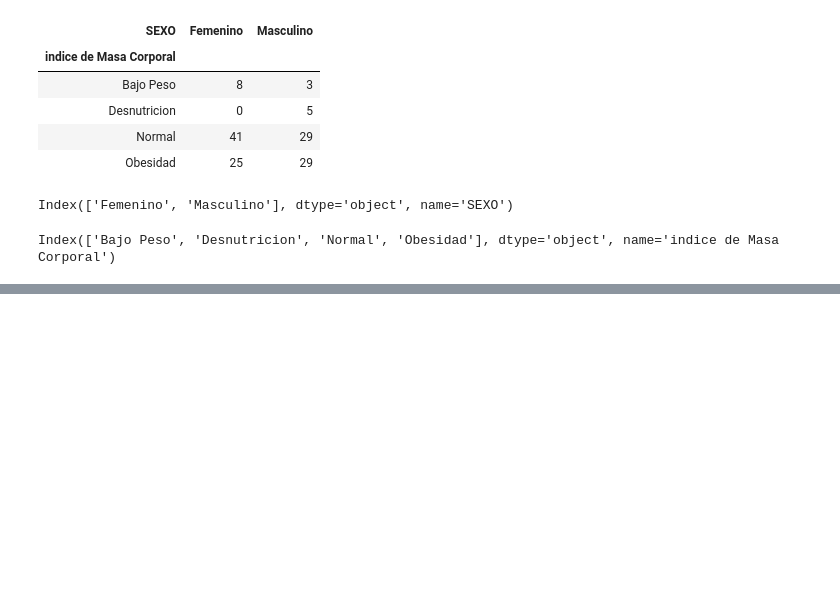
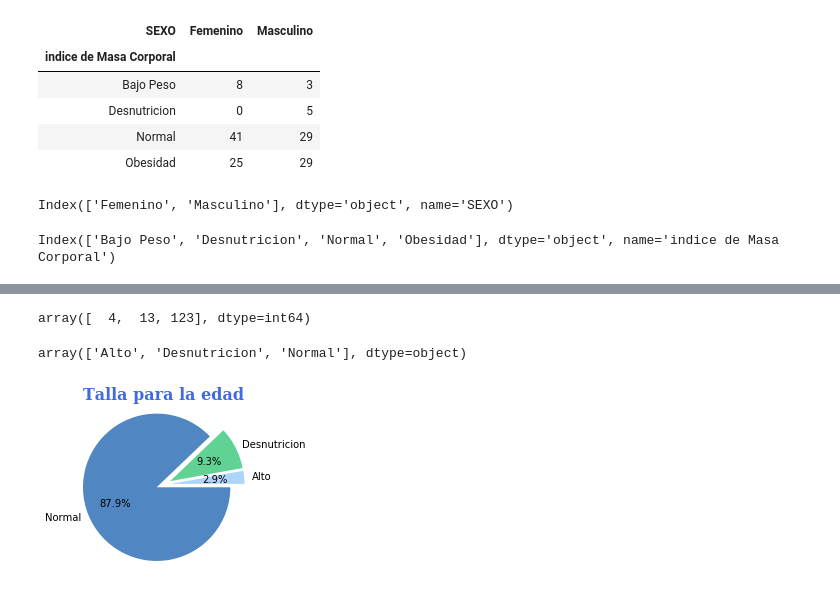
Before and after one commit to UlisesJuarez/Proyecto-escuelas, a Jupyter notebook: graficas.ipynb, the cells around one changed output, grey strips where cells are left out. Cells and saved outputs as stored; diff of their text form; code cells hidden in the pictures; blank space fills up the shorter version.

```diff
--- a/graficas.ipynb
+++ b/graficas.ipynb
@@ -125,0 +136,3 @@ fig.savefig("output.png")
+# %%
+por_talla=escuela.groupby("Talla para la edad").count()
+por_talla
@@ -125,0 +145,27 @@ fig.savefig("output.png")
+# %%
+x=por_talla["Edad en anos"].values
+x
+# %% [output]
+array([  4,  13, 123], dtype=int64)
+# %%
+y=por_talla["Edad en anos"].keys().values
+y
+# %% [output]
+array(['Alto', 'Desnutricion', 'Normal'], dtype=object)
+# %%
+x=por_talla["Edad en anos"].values
+y=por_talla["Edad en anos"].keys().values
+
+colores = ["#ADD5FA","#60D394","#5086C1"]
+desfase = (0.1,0.1,0.1)
+plt.figure(figsize=(4,3))
+plt.title("Talla para la edad",
+          fontdict={'family': 'serif',
+                    'color' : 'royalblue',
+                    'weight': 'bold',
+                    'size': 16})
+plt.pie(x, labels=y, autopct="%0.1f%%", colors=colores,explode=desfase)
+plt.axis("equal")
+plt.show()
+# %% [output]
+[figure, added]
```
Also changed, not shown: parts of 4 cells of this notebook, 5 other files.
